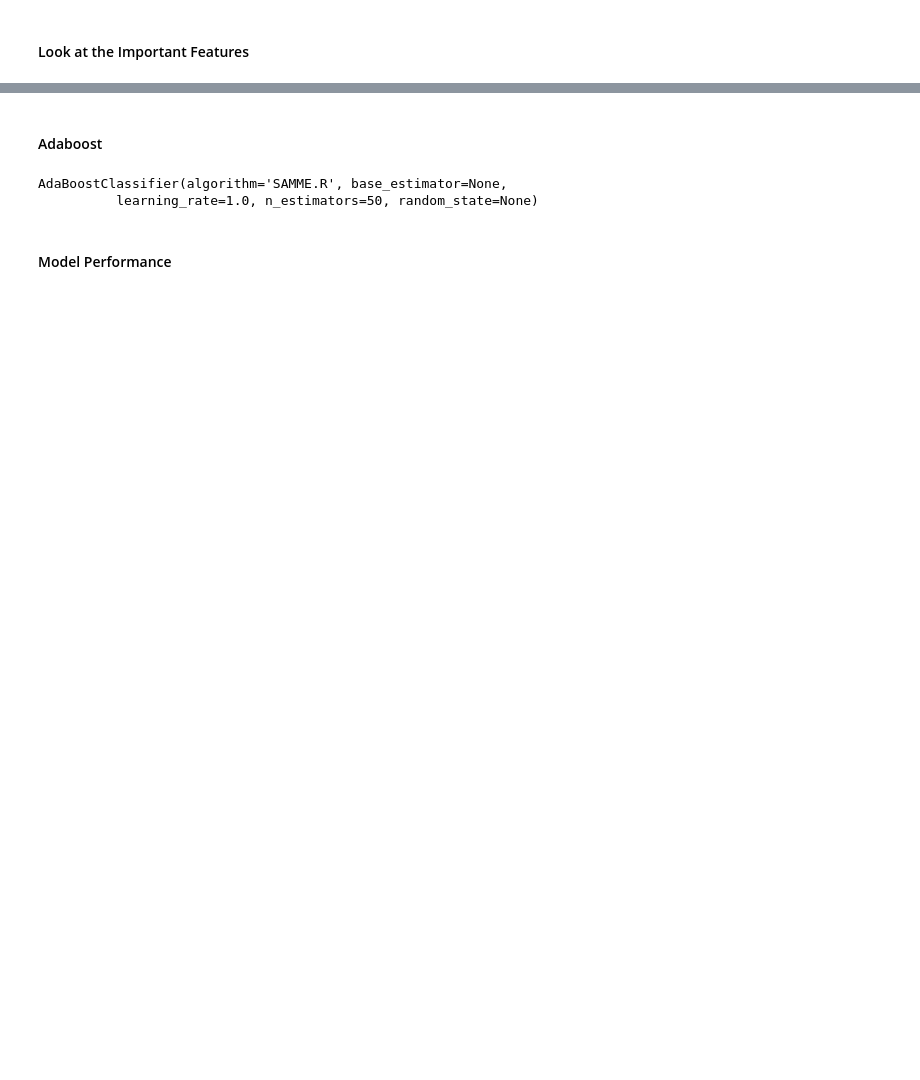
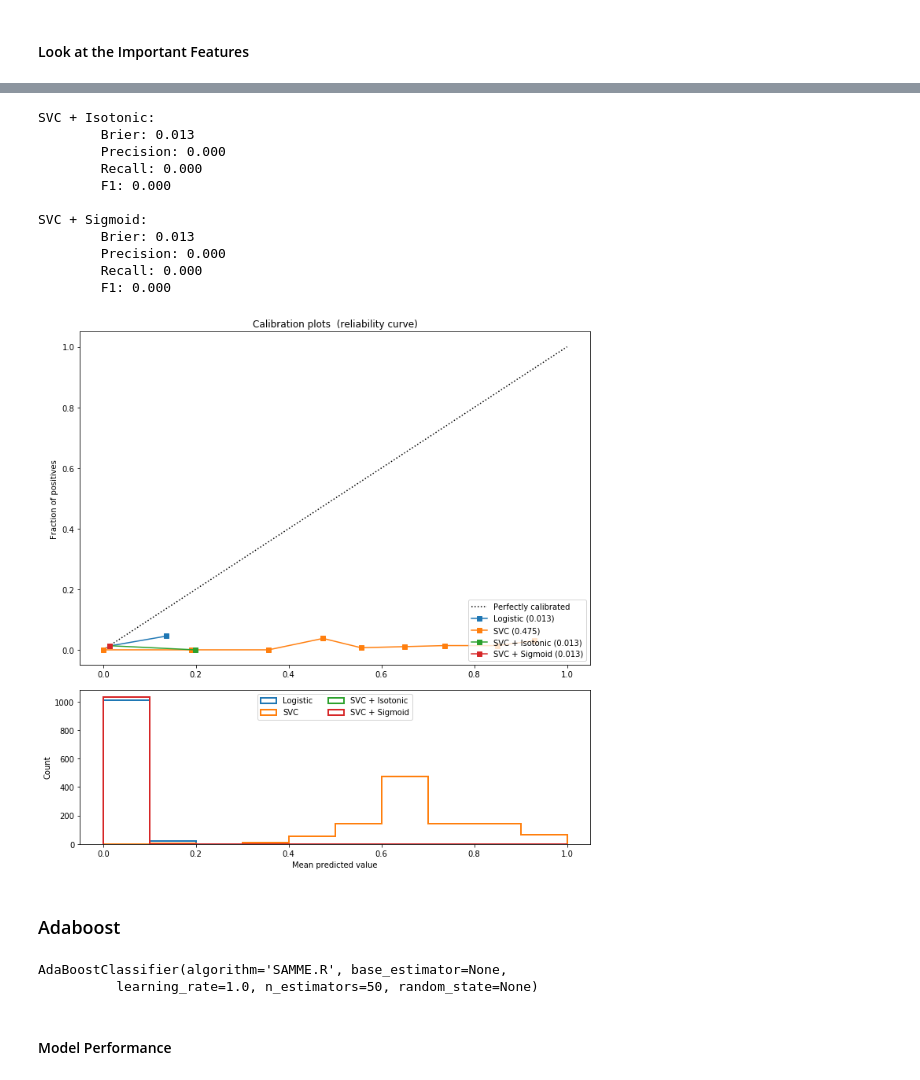
Before and after one commit to my2582/KPMGCapstone, a Jupyter notebook: module1/modelling_notebooks/First_Model.ipynb, the cells around one changed output, grey strips where cells are left out. Drawn from its saved outputs; the diff is of its cells as text; code cells hidden in the pictures; blank space fills up the shorter version.

```diff
--- a/module1/modelling_notebooks/First_Model.ipynb
+++ b/module1/modelling_notebooks/First_Model.ipynb
@@ -299,0 +307,3 @@ plt.show()
+# %%
+y_pred = rf.predict_proba(X_test)[:, 1] > .5
+print(classification_report(y_test, y_pred))
@@ -299,0 +329,62 @@ plt.show()
+# %%
+def plot_calibration_curve(est, name, fig_index):
+    """Plot calibration curve for est w/o and with calibration. """
+    # Calibrated with isotonic calibration
+    isotonic = CalibratedClassifierCV(est, cv=2, method='isotonic')
+
+    # Calibrated with sigmoid calibration
+    sigmoid = CalibratedClassifierCV(est, cv=2, method='sigmoid')
+
+    # Logistic regression with no calibration as baseline
+    lr = LogisticRegression(C=1., solver='lbfgs')
+
+    fig = plt.figure(fig_index, figsize=(10, 10))
+    ax1 = plt.subplot2grid((3, 1), (0, 0), rowspan=2)
+    ax2 = plt.subplot2grid((3, 1), (2, 0))
+
+    ax1.plot([0, 1], [0, 1], "k:", label="Perfectly calibrated")
+    for clf, name in [(lr, 'Logistic'),
+                      (est, name),
+                      (isotonic, name + ' + Isotonic'),
+                      (sigmoid, name + ' + Sigmoid')]:
+        clf.fit(X_train, y_train)
+        y_pred = clf.predict(X_test)
+        if hasattr(clf, "predict_proba"):
+            prob_pos = clf.predict_proba(X_test)[:, 1]
+        else:  # use decision function
+            prob_pos = clf.decision_function(X_test)
+            prob_pos = \
+                (prob_pos - prob_pos.min()) / (prob_pos.max() - prob_pos.min())
+
+        clf_score = brier_score_loss(y_test, prob_pos, pos_label=y.max())
+        print("%s:" % name)
+        print("\tBrier: %1.3f" % (clf_score))
+        print("\tPrecision: %1.3f" % precision_score(y_test, y_pred))
+        print("\tRecall: %1.3f" % recall_score(y_test, y_pred))
+        print("\tF1: %1.3f\n" % f1_score(y_test, y_pred))
+
+        fraction_of_positives, mean_predicted_value = \
+            calibration_curve(y_test, prob_pos, n_bins=10)
+
+        ax1.plot(mean_predicted_value, fraction_of_positives, "s-",
+                 label="%s (%1.3f)" % (name, clf_score))
+
+        ax2.hist(prob_pos, range=(0, 1), bins=10, label=name,
+                 histtype="step", lw=2)
+
+    ax1.set_ylabel("Fraction of positives")
+    ax1.set_ylim([-0.05, 1.05])
+    ax1.legend(loc="lower right")
+    ax1.set_title('Calibration plots  (reliability curve)')
+
+    ax2.set_xlabel("Mean predicted value")
+    ax2.set_ylabel("Count")
+    ax2.legend(loc="upper center", ncol=2)
+
+    plt.tight_layout()
+
+# Plot calibration curve for Linear SVC
+plot_calibration_curve(LinearSVC(), "SVC", 2)
+
+plt.show()
+# %% [output]
@@ -300,5 +402,17 @@ plt.show()
+SVC + Isotonic:
+        Brier: 0.013
+        Precision: 0.000
+        Recall: 0.000
+        F1: 0.000
+
+SVC + Sigmoid:
+        Brier: 0.013
+        Precision: 0.000
+        Recall: 0.000
+        F1: 0.000
+[figure, added]
 # %% [markdown]
-#### Adaboost
+### Adaboost
 # %%
 ab = AdaBoostClassifier()
 ab.fit(X_train, y_train)
```
Also changed, not shown: parts of 44 cells of this notebook.
